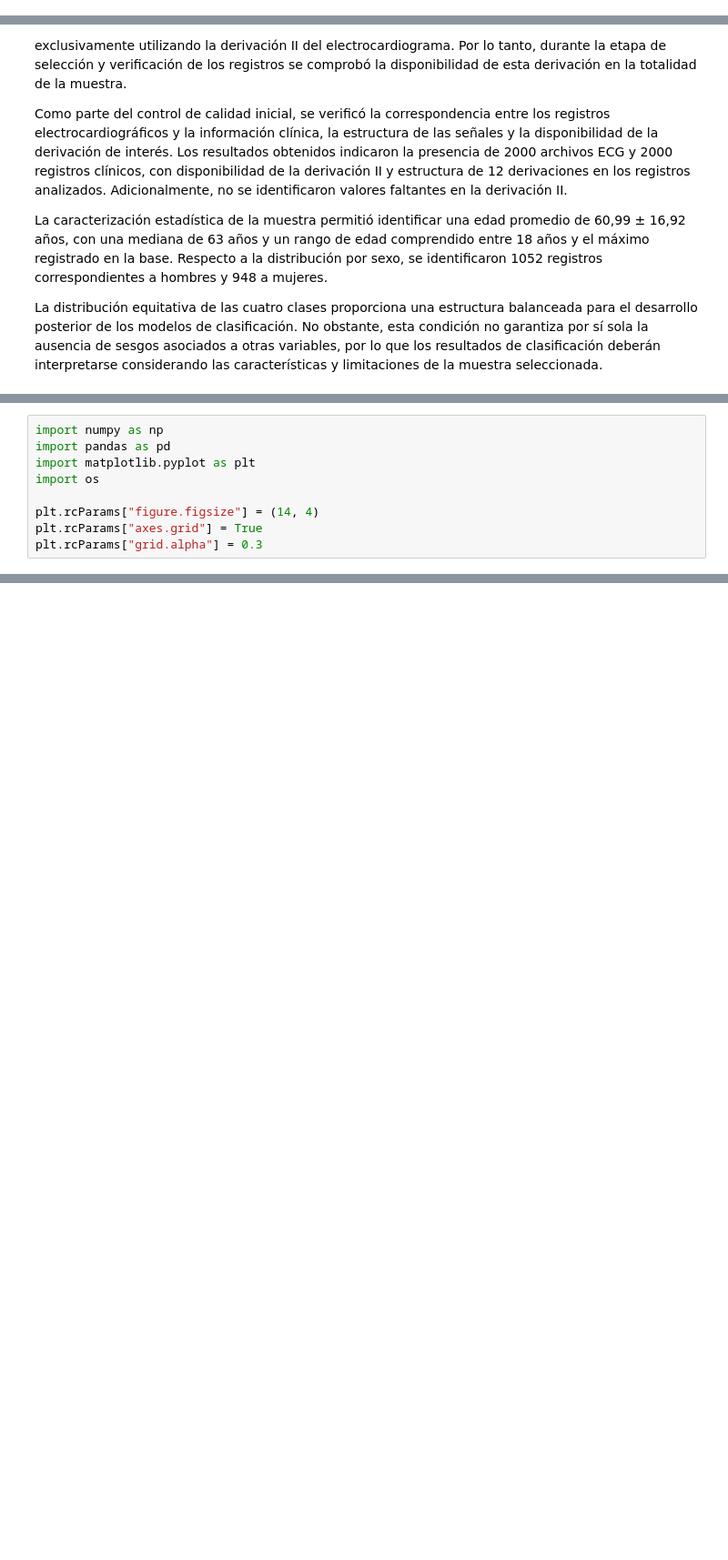
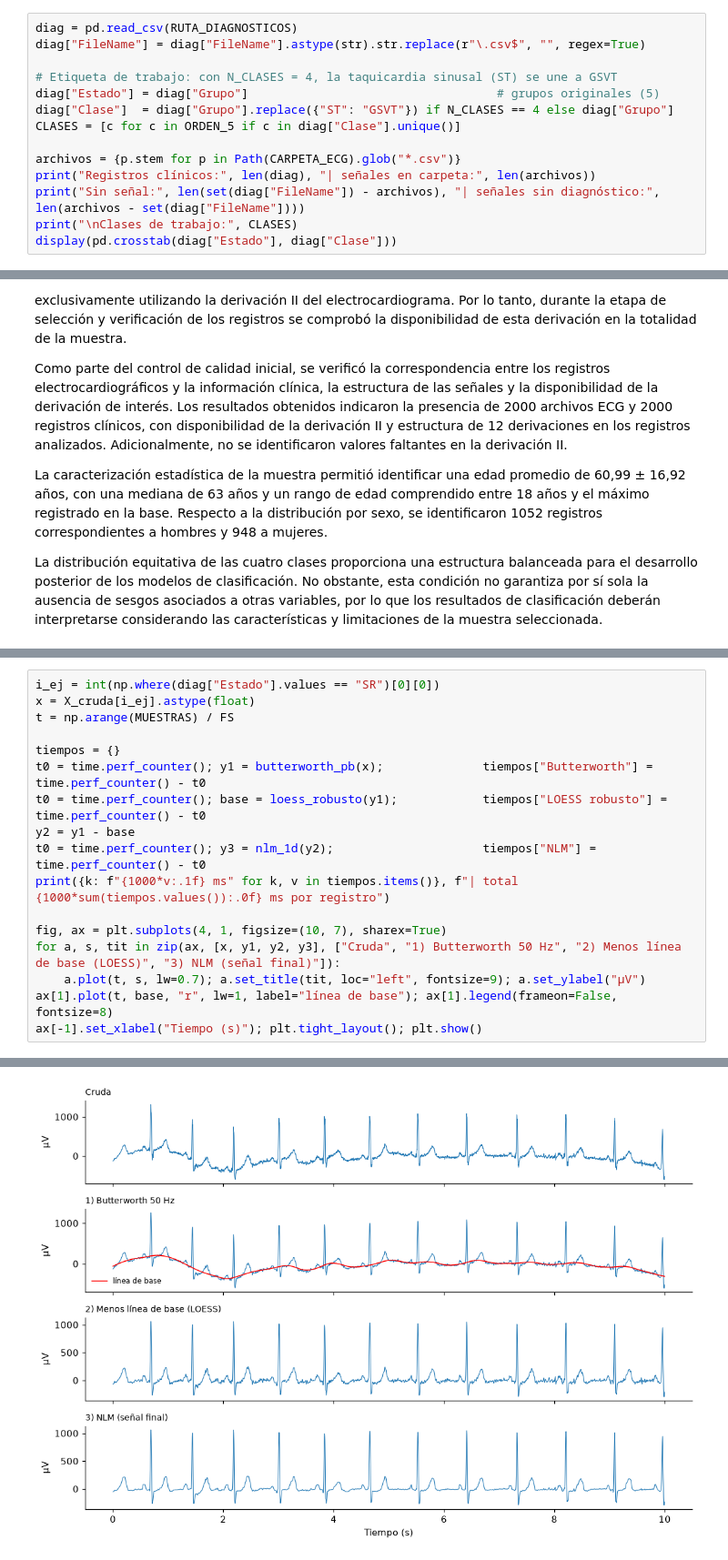
Before and after one commit to Valengaob/Biosenales20262, a Jupyter notebook: P2_ProyectoFinal/ProyectoFinal.ipynb, the cells around one changed output, grey strips where cells are left out. Shown at 91% size. Cells and saved outputs as stored; diff of their text form; blank space fills up the shorter version.

```diff
--- a/P2_ProyectoFinal/ProyectoFinal.ipynb
+++ b/P2_ProyectoFinal/ProyectoFinal.ipynb
@@ -1024,0 +166,14 @@ CORRESPONDENCIA EXITOSA.
+# %%
+diag = pd.read_csv(RUTA_DIAGNOSTICOS)
+diag["FileName"] = diag["FileName"].astype(str).str.replace(r"\.csv$", "", regex=True)
+
+# Etiqueta de trabajo: con N_CLASES = 4, la taquicardia sinusal (ST) se une a GSVT
+diag["Estado"] = diag["Grupo"]                                   # grupos originales (5)
+diag["Clase"]  = diag["Grupo"].replace({"ST": "GSVT"}) if N_CLASES == 4 else diag["Grupo"]
+CLASES = [c for c in ORDEN_5 if c in diag["Clase"].unique()]
+
+archivos = {p.stem for p in Path(CARPETA_ECG).glob("*.csv")}
+print("Registros clínicos:", len(diag), "| señales en carpeta:", len(archivos))
+print("Sin señal:", len(set(diag["FileName"]) - archivos), "| señales sin diagnóstico:", len(archivos - set(diag["FileName"])))
+print("\nClases de trabajo:", CLASES)
+display(pd.crosstab(diag["Estado"], diag["Clase"]))
@@ -1134,9 +242,0 @@ Name: count, dtype: int64
-# %%
-import numpy as np
-import pandas as pd
-import matplotlib.pyplot as plt
-import os
-
-plt.rcParams["figure.figsize"] = (14, 4)
-plt.rcParams["axes.grid"] = True
-plt.rcParams["grid.alpha"] = 0.3
@@ -1622,0 +361,18 @@ plt.show()
+# %%
+i_ej = int(np.where(diag["Estado"].values == "SR")[0][0])
+x = X_cruda[i_ej].astype(float)
+t = np.arange(MUESTRAS) / FS
+
+tiempos = {}
+t0 = time.perf_counter(); y1 = butterworth_pb(x);              tiempos["Butterworth"] = time.perf_counter() - t0
+t0 = time.perf_counter(); base = loess_robusto(y1);            tiempos["LOESS robusto"] = time.perf_counter() - t0
+y2 = y1 - base
+t0 = time.perf_counter(); y3 = nlm_1d(y2);                     tiempos["NLM"] = time.perf_counter() - t0
+print({k: f"{1000*v:.1f} ms" for k, v in tiempos.items()}, f"| total {1000*sum(tiempos.values()):.0f} ms por registro")
+
+fig, ax = plt.subplots(4, 1, figsize=(10, 7), sharex=True)
+for a, s, tit in zip(ax, [x, y1, y2, y3], ["Cruda", "1) Butterworth 50 Hz", "2) Menos línea de base (LOESS)", "3) NLM (señal final)"]):
+    a.plot(t, s, lw=0.7); a.set_title(tit, loc="left", fontsize=9); a.set_ylabel("µV")
+ax[1].plot(t, base, "r", lw=1, label="línea de base"); ax[1].legend(frameon=False, fontsize=8)
+ax[-1].set_xlabel("Tiempo (s)"); plt.tight_layout(); plt.show()
+# %% [output]
@@ -1622,0 +380 @@ plt.show()
+[figure, added]
```
Also changed, not shown: parts of 41 cells of this notebook.
